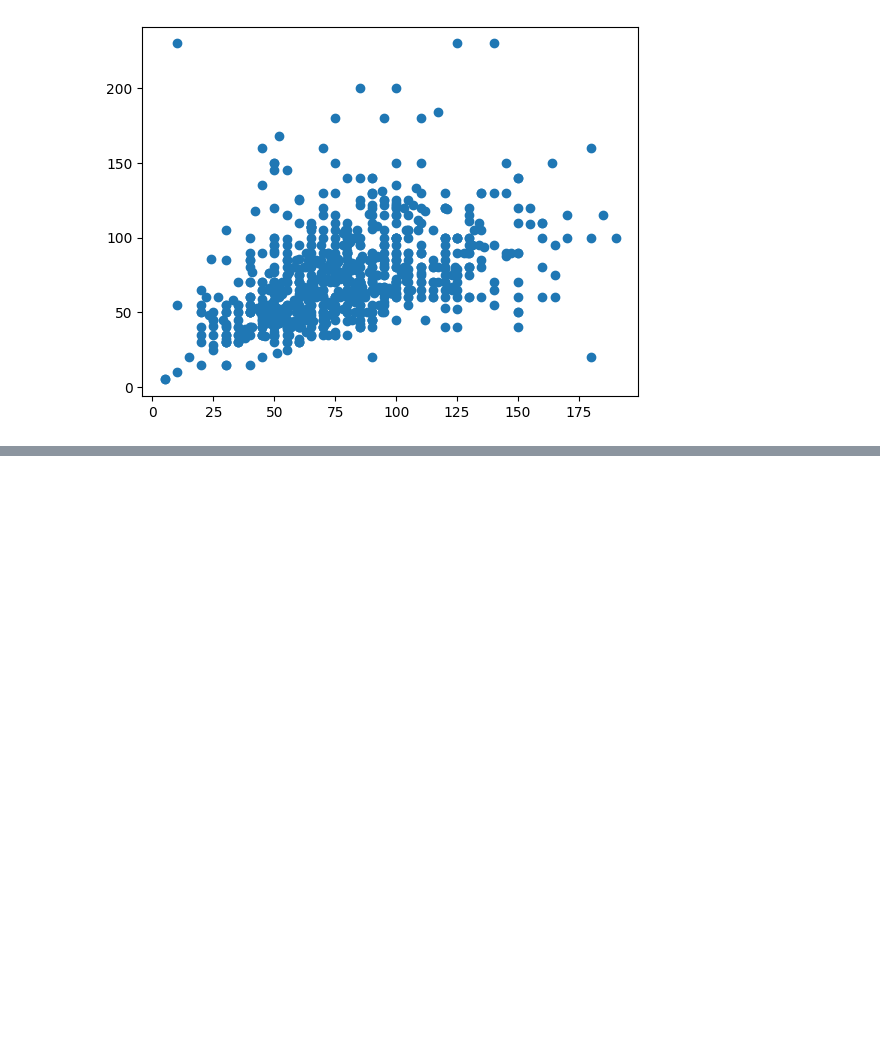
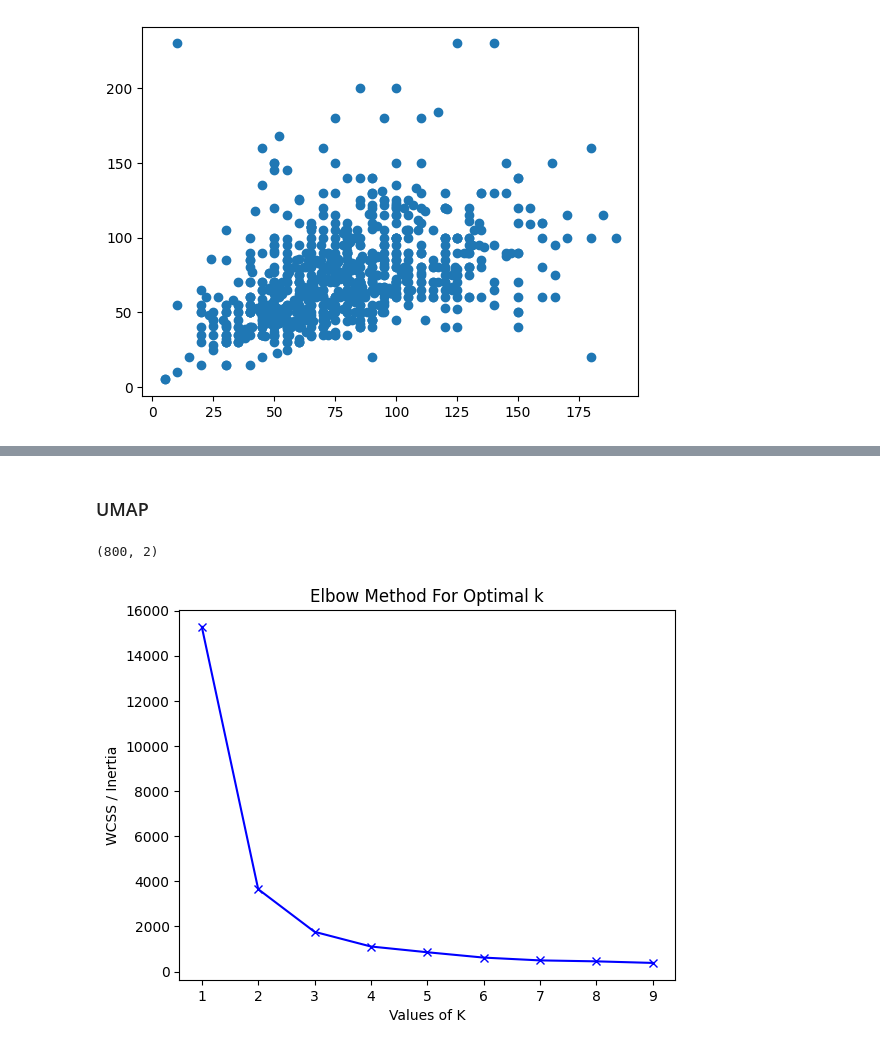
Before and after one commit to RPygramar/Pokemon-Clustering-PT-Edition, a Jupyter notebook: pokemon.ipynb, the cells around one changed output, grey strips where cells are left out. Saved outputs shown, nothing was run; the diff lists cells and outputs as text; code cells hidden in the pictures; blank space fills up the shorter version.

```diff
--- a/pokemon.ipynb
+++ b/pokemon.ipynb
@@ -207,0 +390,21 @@ plt.show()
+# %%
+num_clusters = 2
+kmeans = KMeans(n_clusters=num_clusters, n_init='auto', random_state=5)
+model = kmeans.fit(df_tsne)
+
+df_tsne['cluster'] = model.labels_.astype(str)
+
+# Get the centroids
+centers = model.cluster_centers_
+
+# Plot using Plotly Express
+fig = px.scatter(df_tsne, x=df_tsne['Embedding 1'], y=df_tsne['Embedding 2'], color='cluster', symbol='cluster',
+                 title=f'KMeans Clustering with {num_clusters} Clusters - With TSNE',
+                 color_continuous_scale=px.colors.qualitative.Vivid, width=800, height=600)
+
+# Add centroids as scatter points
+centroid_fig = fig.add_scatter(x=centers[:, 0], y=centers[:, 1], mode='markers',
+                               marker=dict(size=10, color='black', symbol='circle', line=dict(width=1)), name = 'Centroids', opacity = 0.7)
+
+# Show the plot with centroids
+centroid_fig.show()
@@ -207,0 +453,2 @@ plt.show()
+# %% [markdown]
+<h3>UMAP</h3>
@@ -207,0 +457,10 @@ plt.show()
+# %%
+df_umap = df_scaled.copy()
+# %%
+umap_dr = umap.UMAP(n_jobs=-1, n_neighbors=100, random_state=5)
+df_umap = umap_dr.fit_transform(df_umap)
+
+df_umap = pd.DataFrame(df_umap, columns=['Embedding 1', 'Embedding 2'])
+df_umap.shape
+# %% [output]
+(800, 2)
@@ -207,0 +475,14 @@ plt.show()
+# %%
+SSE = []
+K = range(1,10)
+for num_clusters in K :
+    kmeans = KMeans(n_clusters=num_clusters, n_init='auto', random_state=5)
+    kmeans.fit(df_umap)
+    SSE.append(kmeans.inertia_)
+plt.plot(K, SSE, "bx-")
+plt.xlabel("Values of K")
+plt.ylabel("WCSS / Inertia")
+plt.title("Elbow Method For Optimal k")
+plt.show()
+# %% [output]
+[figure, added]
```
Also changed, not shown: parts of 48 cells of this notebook, 1 other file.
